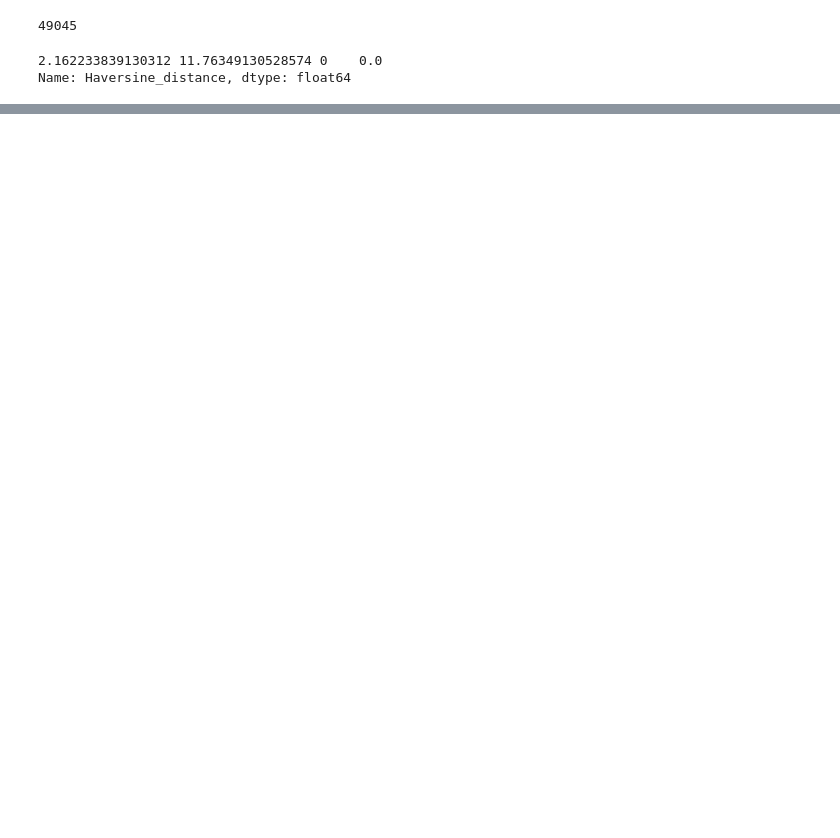
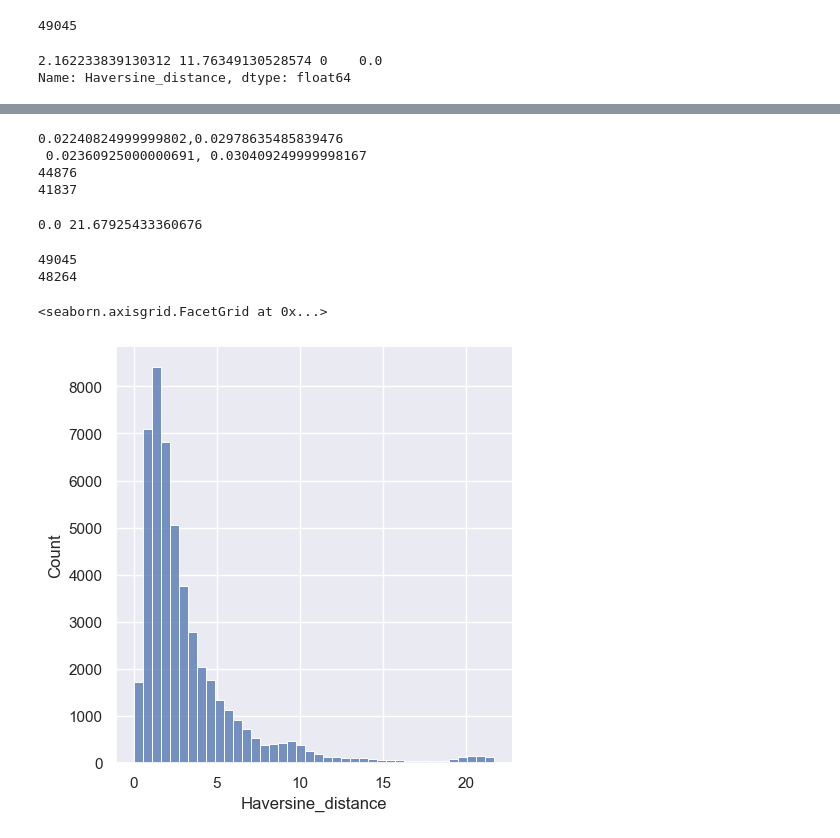
Before and after one commit to Vishnu-G-B/NYC_Taxi_Fare_Prediciton, a Jupyter notebook: Taxi_Fare_Prediction.ipynb, the cells around one changed output, grey strips where cells are left out. Cells and saved outputs as stored; diff of their text form; code cells hidden in the pictures; blank space fills up the shorter version.

```diff
--- a/Taxi_Fare_Prediction.ipynb
+++ b/Taxi_Fare_Prediction.ipynb
@@ -478,0 +592,4 @@ Name: Haversine_distance, dtype: float64
+# %%
+df_train["z_score"] = (
+        (df_train["Haversine_distance"] - df_train["Haversine_distance"].mean()) / df_train["Haversine_distance"].std())
+df_train.head()
@@ -478,0 +658,59 @@ Name: Haversine_distance, dtype: float64
+# %%
+lower_limit_pickup_long = -73.992531
+upper_limit_pickup_long = -73.970123
+lower_limit_pickup_lat = 40.737312
+upper_limit_pickup_lat = 40.767098
+
+lower_limit_dropoff_long = -73.991624
+upper_limit_dropoff_long = -73.968015
+lower_limit_droppff_lat = 40.737308
+upper_limit_dropoff_lat = 40.767717
+
+IQR_pickup_long = df_train_filtered["pickup_longitude"].quantile(0.75) - df_train_filtered["pickup_longitude"].quantile(0.25)
+IQR_pickup_lat = df_train_filtered["pickup_latitude"].quantile(0.75) - df_train_filtered["pickup_latitude"].quantile(0.25)
+IQR_dropoff_long = df_train_filtered["dropoff_longitude"].quantile(0.75) - df_train_filtered["dropoff_longitude"].quantile(0.25)
+IQR_dropoff_lat = df_train_filtered["dropoff_latitude"].quantile(0.75) - df_train_filtered["dropoff_latitude"].quantile(0.25)
+print(f"{IQR_pickup_long},{IQR_pickup_lat} \n {IQR_dropoff_long}, {IQR_dropoff_lat}")
+
+lower_limit_pickup_long = lower_limit_pickup_long - 1.5*IQR_pickup_long
+upper_limit_pickup_long = upper_limit_pickup_long + 1.5*IQR_pickup_long
+lower_limit_pickup_lat = lower_limit_pickup_lat - 1.5*IQR_pickup_lat
+upper_limit_pickup_lat = upper_limit_pickup_lat + 1.5*IQR_pickup_lat
+
+lower_limit_dropoff_long = lower_limit_dropoff_long - 1.5*IQR_dropoff_long
+upper_limit_dropoff_long = upper_limit_dropoff_long + 1.5*IQR_dropoff_long
+lower_limit_droppff_lat = lower_limit_droppff_lat - 1.5*IQR_dropoff_lat
+upper_limit_dropoff_lat = upper_limit_dropoff_lat + 1.5*IQR_dropoff_lat
+
+print(len(df_train_filtered))
+df_train_filtered = df_train_filtered[
+    (df_train_filtered["pickup_longitude"] >lower_limit_pickup_long) & (df_train_filtered["pickup_longitude"] < upper_limit_pickup_long) ]
+df_train_filtered = df_train_filtered[
+    (df_train_filtered["pickup_latitude"] >lower_limit_pickup_lat) & (df_train_filtered["pickup_latitude"] < upper_limit_pickup_lat) ]
+df_train_filtered = df_train_filtered[
+    (df_train_filtered["dropoff_longitude"] >lower_limit_dropoff_long) & (df_train_filtered["dropoff_longitude"] < upper_limit_dropoff_long) ]
+df_train_filtered = df_train_filtered[
+    (df_train_filtered["dropoff_latitude"] >lower_limit_droppff_lat) & (df_train_filtered["dropoff_latitude"] < upper_limit_dropoff_lat) ]
+print(len(df_train_filtered))
+# %% [output]
+0.02240824999999802,0.02978635485839476
+ 0.02360925000000691, 0.030409249999998167
+44876
+41837
+# %%
+lower_limit_percentile, upper_limit_percentile = np.percentile(a=df_train["Haversine_distance"],q=[0.5,99.5])
+print(lower_limit_percentile, upper_limit_percentile)
+# %% [output]
+0.0 21.67925433360676
+# %%
+print(len(df_train))
+df_train_percentile_filtered = df_train[ (df_train["Haversine_distance"]>lower_limit_percentile) & (df_train["Haversine_distance"]<upper_limit_percentile) ]
+print(len(df_train_percentile_filtered))
+# %% [output]
+49045
+48264
+# %%
+sns.displot(data=df_train_percentile_filtered["Haversine_distance"],bins=40)
+# %% [output]
+<seaborn.axisgrid.FacetGrid at 0x...>
+[figure, added]
```
Also changed, not shown: parts of 28 cells of this notebook, 2 other files.
